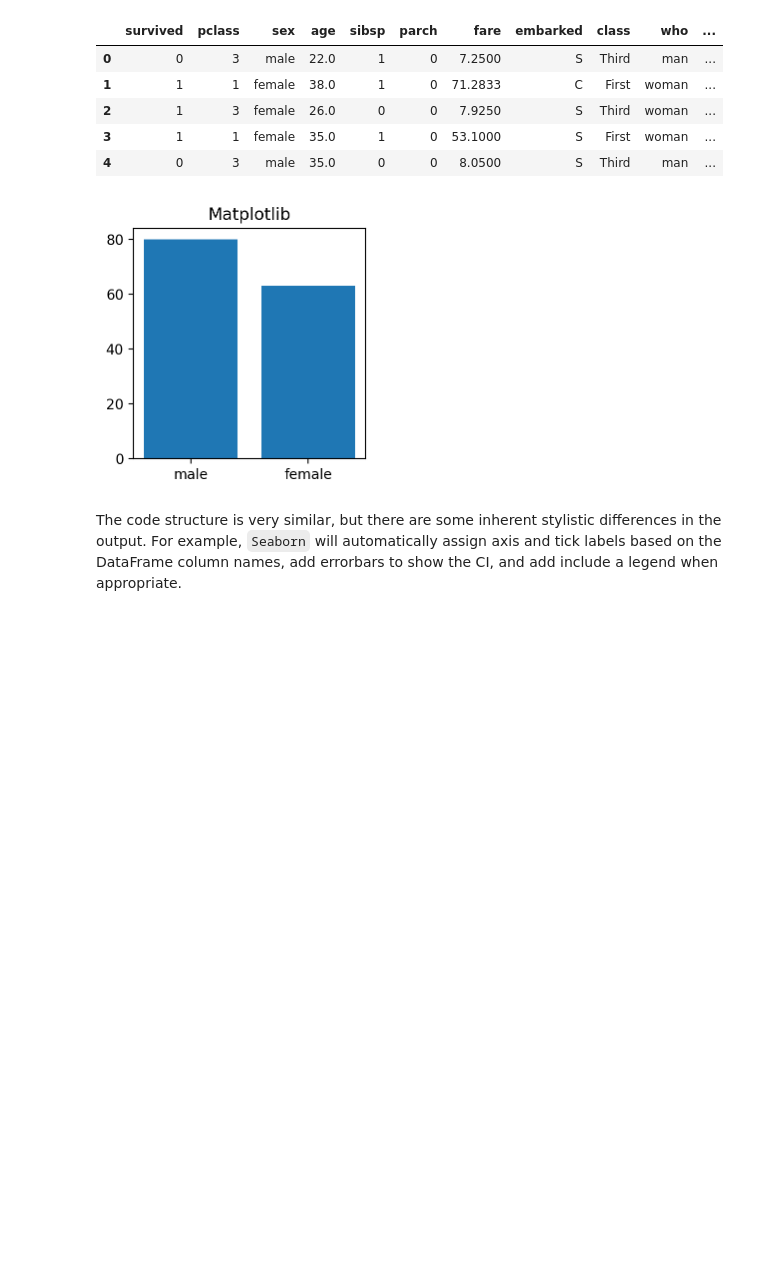
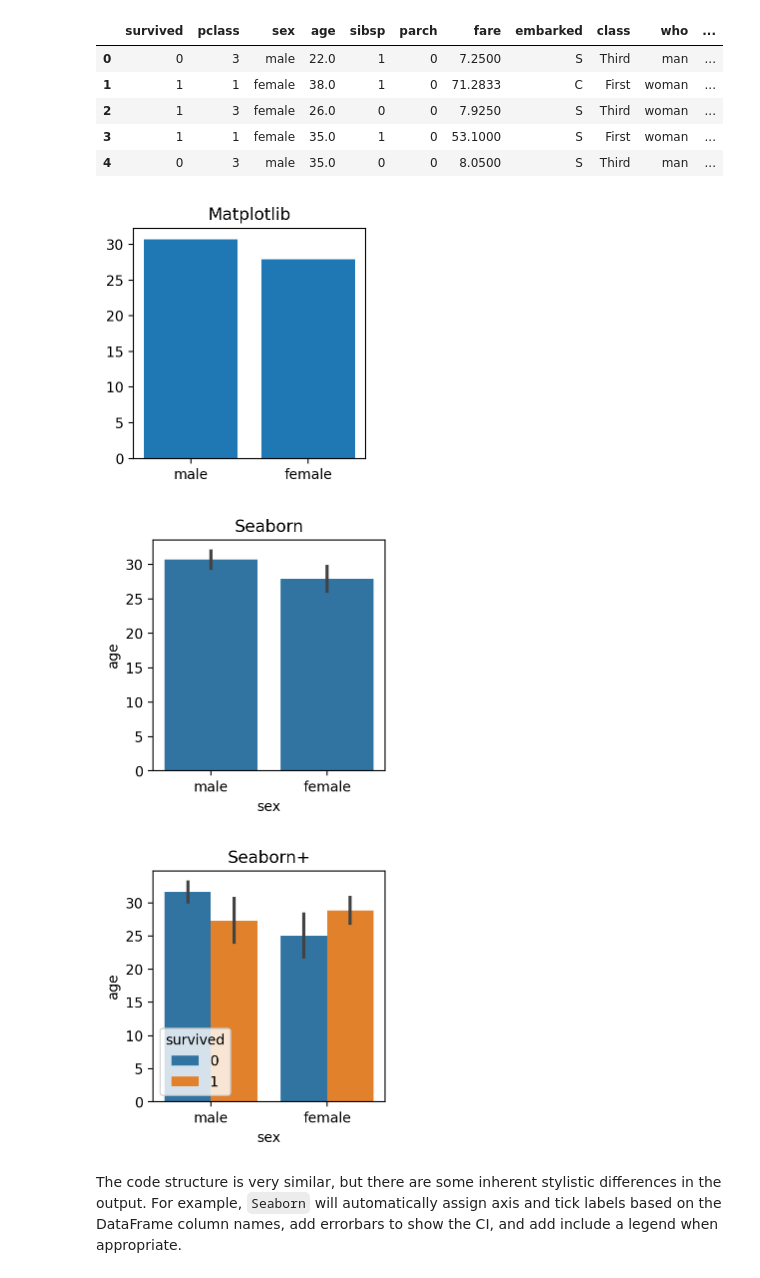
Before and after one commit to INMANLab/NDS-Workshops, a Jupyter notebook: 3 - Data Visualization.ipynb, the cells around one changed output. Drawn from its saved outputs; the diff is of its cells as text; code cells hidden in the pictures; blank space fills up the shorter version.

Commit message:
Fix barplot

```diff
--- a/3 - Data Visualization.ipynb
+++ b/3 - Data Visualization.ipynb
@@ -400,24 +400,26 @@ df.head() # preview first 5 rows
 | 3 | 1 | 1 | female | 35.0 | 1 | 0 | 53.1000 | S | First | woman | ... |
 | 4 | 0 | 3 | male | 35.0 | 0 | 0 | 8.0500 | S | Third | man | ... |
 # %%
-# Simple barplot in Matplotlib
-x = df['sex']
-y = df['age']
+# Simple barplot in Matplotlib (note different syntax, must manually provide values for x and y)
+x = ['male', 'female']
+y = [df.groupby('sex')['age'].mean()[1], df.groupby('sex')['age'].mean()[0]]
 plt.bar(x, y) # specify x and y
 plt.title('Matplotlib')
 plt.show()
 
 # Simple barplot in Seaborn
 sns.barplot(data = df, x = 'sex', y = 'age') # specify dataframe, and columns to use as x and y
 plt.title('Seaborn')
 plt.show()
 
 # Seaborn has extra functionality for quick parsing of DataFrames (e.g., changing hue by value in 'survived')
 sns.barplot(data = df, x = 'sex', y = 'age', hue = 'survived')
 plt.title('Seaborn+')
 plt.show()
 # %% [output]
-[figure, old version]
+[figure, new version]
+[figure, added]
+[figure, added]
 # %% [markdown]
 The code structure is very similar, but there are some inherent stylistic differences in the output. For example, `Seaborn` will automatically assign axis and tick labels based on the DataFrame column names, add errorbars to show the CI, and add include a legend when appropriate.
 # %% [markdown]
```
Also changed, not shown: parts of 10 cells of this notebook.
